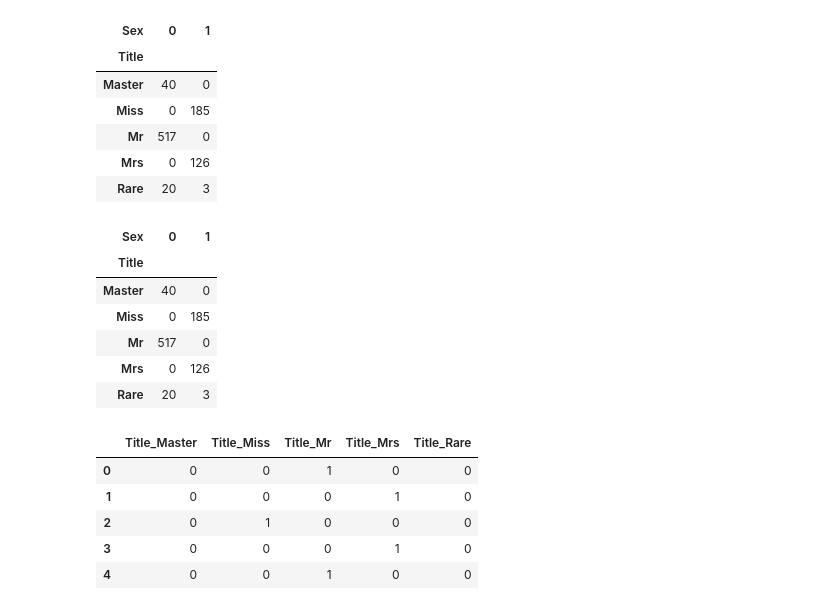
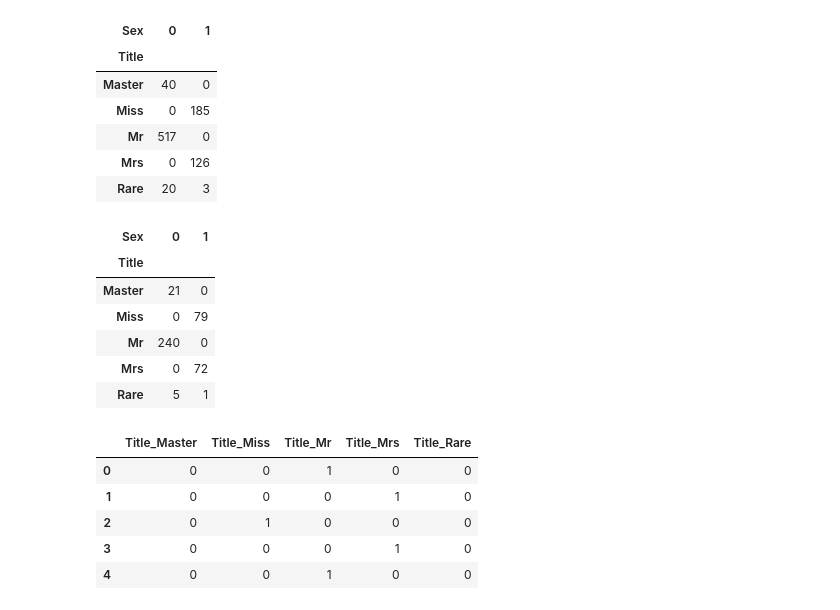
Before and after one commit to Chocomilkteaa/Titanic, a Jupyter notebook: model.ipynb, the cells around one changed output. Cells and saved outputs as stored; diff of their text form; code cells hidden in the pictures.

```diff
--- a/model.ipynb
+++ b/model.ipynb
@@ -178,18 +169,17 @@ pd.crosstab(train_data_imp[feature], train_data_imp['Sex'])
 | Rare | 20 | 3 |
 # %%
 test_data_imp[feature] = test_data_imp['Name'].str.extract(r' ([A-Za-z]+)\.', expand=False)
-test_data_imp[feature] = test_data_imp[feature].replace(['Mlle', 'Ms'], 'Miss')
-test_data_imp[feature] = test_data_imp[feature].replace(['Mme', 'Dona'], 'Mrs')
-test_data_imp[feature] = test_data_imp[feature].replace(['Lady', 'Countess','Capt', 'Col', 'Don', 'Dr', 'Major', 'Rev', 'Sir', 'Jonkheer'], 'Rare')
-pd.crosstab(train_data_imp[feature], train_data_imp['Sex'])
+test_data_imp[feature] = test_data_imp[feature].replace({'Mlle': 'Miss', 'Ms': 'Miss', 'Mme': 'Mrs'})
+test_data_imp[feature] = test_data_imp[feature].replace(['Lady', 'Countess','Capt', 'Col', 'Don', 'Dr', 'Major', 'Rev', 'Sir', 'Jonkheer', 'Dona'], 'Rare')
+pd.crosstab(test_data_imp[feature], test_data_imp['Sex'])
 # %% [output]
 | Sex | 0 | 1 |
 | Title |  |  |
-| Master | 40 | 0 |
-| Miss | 0 | 185 |
-| Mr | 517 | 0 |
-| Mrs | 0 | 126 |
-| Rare | 20 | 3 |
+| Master | 21 | 0 |
+| Miss | 0 | 79 |
+| Mr | 240 | 0 |
+| Mrs | 0 | 72 |
+| Rare | 5 | 1 |
 # %%
 encoder_onehot = OneHotEncoder(sparse_output=False)
 
```
Also changed, not shown: parts of 47 cells of this notebook.
